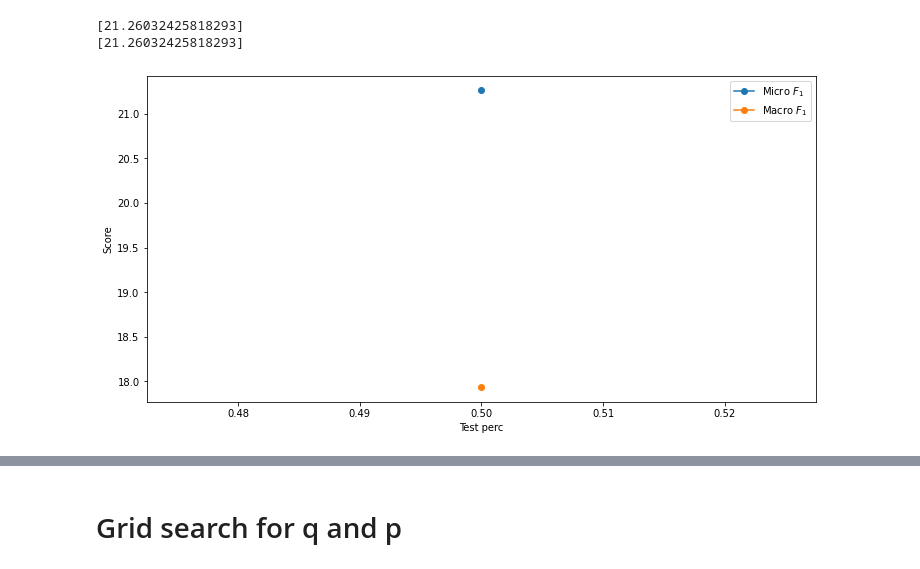
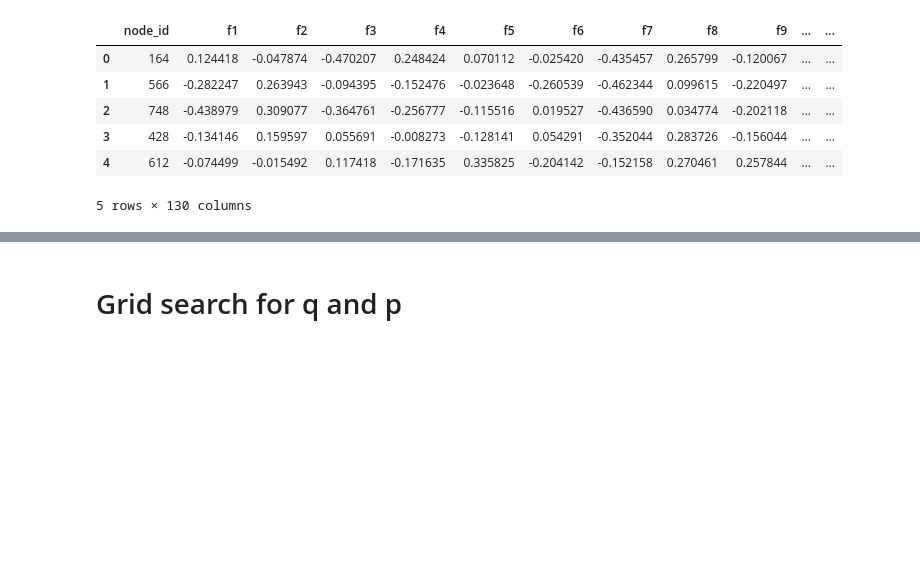
Before and after one commit to aditya-grover/node2vec, a Jupyter notebook: src/multi-classification.ipynb, the cells around one changed output, grey strips where cells are left out. Cells and saved outputs as stored; diff of their text form; code cells hidden in the pictures; blank space fills up the shorter version.

```diff
--- a/src/multi-classification.ipynb
+++ b/src/multi-classification.ipynb
@@ -12,45 +11,82 @@ from enum import Enum
 # %%
 class Datasets(Enum):
     PPI = 1
+    KKI = 2
+    CORA = 3
 
-DATASET_TO_USED = Datasets.PPI
+DATASET_TO_USED = Datasets.CORA
 
 def get_ppi_dataset(emb_file):
     """
     returns a dataframe with embeddings and labels
     """
     # first row has the # of nodes and features
     emb_df = pd.read_csv(emb_file, sep=" ", skiprows=1, header=None)
     emb_df.columns = ['node_id'] + [f"f{x}" for x in range(1, emb_df.shape[1])]
 
     lines = [line for line in open(LABELS_FILE).read().splitlines()]
     node_ids = [int(line.split()[0]) for line in lines]
     labels = [list(map(int, line.split()[1:])) for line in lines]
     input_df = pd.DataFrame({'node_id': node_ids, 'labels': labels})
 
     result_df = pd.merge(emb_df, input_df, on='node_id', how='inner')
 
     return result_df
 
+def get_kki_dataset(emb_file):
+    """
+    returns a dataframe with embeddings and labels
+    """
+    # first row has the # of nodes and features
+    emb_df = pd.read_csv(emb_file, sep=" ", skiprows=1, header=None)
+    emb_df.columns = ['node_id'] + [f"f{x}" for x in range(1, emb_df.shape[1])]
+
+    labels = [[int(line)] for line in open(LABELS_FILE).read().splitlines()]
+    node_ids = [x for x in range(1, len(labels)+1)]
+    input_df = pd.DataFrame({'node_id': node_ids, 'labels': labels})
+
+    result_df = pd.merge(emb_df, input_df, on='node_id', how='inner')
+
+    return result_df
+
 # TODO: REMOVE IT IF IT'S NOT USED LATER, it was used for blogcatalog dataset.
 # Could be used for other datasets as well if they have same format
-def get_blog_dataset():
+def get_cora_dataset(emb_file):
     # first row has the # of nodes and features
-    emb_df = pd.read_csv(EMB_FILE, sep=" ", skiprows=1, header=None)
+    emb_df = pd.read_csv(emb_file, sep=" ", skiprows=1, header=None)
     emb_df.columns = ['node_id'] + [f"f{x}" for x in range(1, emb_df.shape[1])]
 
-    input_df = pd.read_csv(INPUT_FILE, header=None, names=["node_id", "label"])
+    input_df = pd.read_csv(LABELS_FILE, header=None, names=["node_id", "label"])
     input_df_grouped = input_df.groupby(by=['node_id'])['label'].apply(list).reset_index(name ='labels')
     result_df = pd.merge(emb_df, input_df_grouped, on='node_id', how='inner')
 
     return result_df
 
-
-if DATASET_TO_USED == Datasets.PPI:
+if DATASET_TO_USED == Datasets.CORA:
+    LABELS_FILE = "../data/cora/cora.node_labels"
+    emb_file = "../emb/cora.emb"
+    INPUT_FILE = "../data/cora/cora.edges"
+    df = get_cora_dataset(emb_file)
+elif DATASET_TO_USED == Datasets.PPI:
     LABELS_FILE = "../data/PPI/ppi_labels.txt"
     emb_file = "../emb/ppi.emb"
     INPUT_FILE = "../data/PPI/ppi.edgelist"
     df = get_ppi_dataset(emb_file)
+elif DATASET_TO_USED == Datasets.KKI:
+    LABELS_FILE = "../data/KKI/KKI.node_labels"
+    emb_file = "../emb/kki.emb"
+    INPUT_FILE = "../data/KKI/KKI.edges"
+    df = get_kki_dataset(emb_file)
+
+df.head()
+# %% [output]
+|  | node_id | f1 | f2 | f3 | f4 | f5 | f6 | f7 | f8 | f9 | ... | ... |
+| 0 | 164 | 0.124418 | -0.047874 | -0.470207 | 0.248424 | 0.070112 | -0.025420 | -0.435457 | 0.265799 | -0.120067 | ... | ... |
+| 1 | 566 | -0.282247 | 0.263943 | -0.094395 | -0.152476 | -0.023648 | -0.260539 | -0.462344 | 0.099615 | -0.220497 | ... | ... |
+| 2 | 748 | -0.438979 | 0.309077 | -0.364761 | -0.256777 | -0.115516 | 0.019527 | -0.436590 | 0.034774 | -0.202118 | ... | ... |
+| 3 | 428 | -0.134146 | 0.159597 | 0.055691 | -0.008273 | -0.128141 | 0.054291 | -0.352044 | 0.283726 | -0.156044 | ... | ... |
+| 4 | 612 | -0.074499 | -0.015492 | 0.117418 | -0.171635 | 0.335825 | -0.204142 | -0.152158 | 0.270461 | 0.257844 | ... | ... |
+5 rows × 130 columns
 # %%
 # Extend prediction function for the OVR logistic regression model
 # This code is taken from https://github.com/Kombustor/submission-ecir2020-randomwalks/blob/submission/impl/model/classify.py#L11
@@ -114,16 +150,12 @@ def plot_scores(micro, macro, test_size):
     micro.reverse()
     macro.reverse()
 
-    plt.plot(test_size, micro, marker='o', label='Micro $F_1$')
-    plt.plot(test_size, macro, marker='o', label='Macro $F_1$')
+    plt.plot(test_size, micro, marker='o', label='Micro F$_1$')
+    plt.plot(test_size, macro, marker='o', label='Macro F$_1$')
 
     plt.xlabel("Test perc")
     plt.ylabel("Score")
     plt.legend(loc='best')
-    plt.show()
+    plt.savefig(f"../images/classification/test_sizes_{DATASET_TO_USED}.png", dpi=300)
-# %% [output]
-[21.26032425818293]
-[21.26032425818293]
-[figure, removed]
 # %%
 test_size_exp =  [x/10 for x in range(1, 10)]
```
Also changed, not shown: parts of 5 cells of this notebook, 9 other files.
